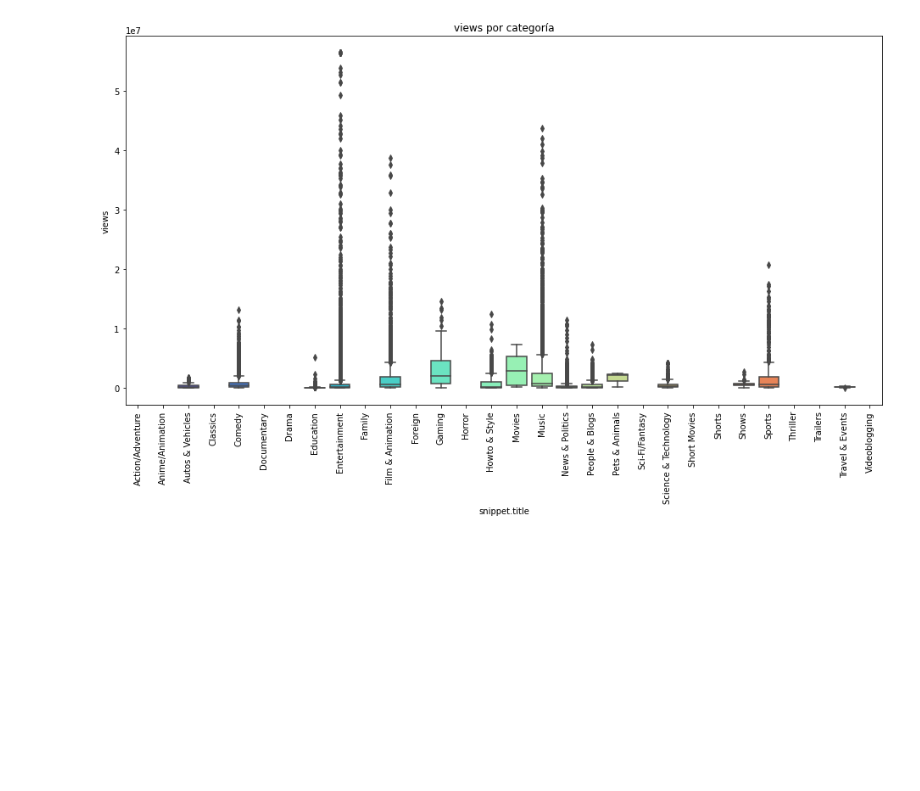
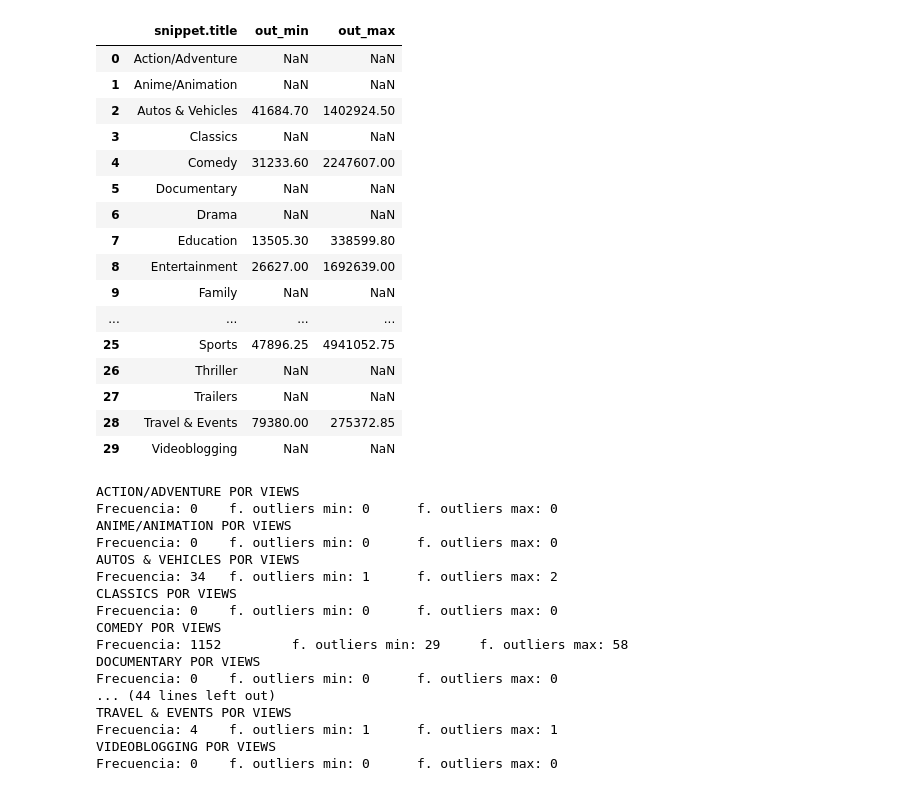
Before and after one commit to Adm-Info/EB-2022-1-CC50, a Jupyter notebook: code/7.preproc-req-cats-preg4.ipynb, the cells around one changed output. Drawn from its saved outputs; the diff is of its cells as text; code cells hidden in the pictures; blank space fills up the shorter version.

```diff
--- a/code/7.preproc-req-cats-preg4.ipynb
+++ b/code/7.preproc-req-cats-preg4.ipynb
@@ -3 +16,26 @@
+# %%
+def correct_outliers_cats(col, q_min=0.025, q_max=0.95):
+  outliers = data_cat.groupby('snippet.title').agg(
+      out_min = (col, lambda x : x.quantile(q_min)),
+      out_max = (col, lambda x : x.quantile(q_max))
+    )
+  outliers.reset_index(inplace=True)
+  display(outliers)
+
+
+  for index, row in outliers.iterrows():
+    cat, omin, omax = row
+
+    nCat = len(data_cat[data_cat['snippet.title'] == cat])
+    nCatOutMax = len(data_cat[data_cat['snippet.title'] == cat][data_cat[col]>omax])
+    nCatOutMin = len(data_cat[data_cat['snippet.title'] == cat][data_cat[col]<omin])
+    print( f"{cat} por {col}".upper() )
+    print( f'Frecuencia: {nCat} \t f. outliers min: {nCatOutMin} \t f. outliers max: {nCatOutMax}' )
+
+    #corrigiendo outliers máximos
+    if (nCatOutMax > 0):
+      data_cat.loc[ (data_cat['snippet.title'] == cat) & (data_cat[col]>omax), col ] = [omax]*nCatOutMax
+    #corrigiendo outliers mínimos
+    if (nCatOutMin > 0):
+      data_cat.loc[ (data_cat['snippet.title'] == cat) & (data_cat[col]<omin), col ] = [omin]*nCatOutMin
 # %% [markdown]
@@ -67,7 +49,40 @@ Boolean Series key will be reindexed to match DataFrame index.
 # %%
-showCatsBy('views')
+correct_outliers_cats('views')
 # %% [output]
-[figure, removed]
+|  | snippet.title | out_min | out_max |
+| 0 | Action/Adventure | NaN | NaN |
+| 1 | Anime/Animation | NaN | NaN |
+| 2 | Autos & Vehicles | 41684.70 | 1402924.50 |
+| 3 | Classics | NaN | NaN |
+| 4 | Comedy | 31233.60 | 2247607.00 |
+| 5 | Documentary | NaN | NaN |
+| 6 | Drama | NaN | NaN |
+| 7 | Education | 13505.30 | 338599.80 |
+| 8 | Entertainment | 26627.00 | 1692639.00 |
+| 9 | Family | NaN | NaN |
+| ... | ... | ... | ... |
+| 25 | Sports | 47896.25 | 4941052.75 |
+| 26 | Thriller | NaN | NaN |
+| 27 | Trailers | NaN | NaN |
+| 28 | Travel & Events | 79380.00 | 275372.85 |
+| 29 | Videoblogging | NaN | NaN |
+ACTION/ADVENTURE POR VIEWS
+Frecuencia: 0    f. outliers min: 0      f. outliers max: 0
+ANIME/ANIMATION POR VIEWS
+Frecuencia: 0    f. outliers min: 0      f. outliers max: 0
+AUTOS & VEHICLES POR VIEWS
+Frecuencia: 34   f. outliers min: 1      f. outliers max: 2
+CLASSICS POR VIEWS
+Frecuencia: 0    f. outliers min: 0      f. outliers max: 0
+COMEDY POR VIEWS
+Frecuencia: 1152         f. outliers min: 29     f. outliers max: 58
+DOCUMENTARY POR VIEWS
+Frecuencia: 0    f. outliers min: 0      f. outliers max: 0
+... (44 lines left out)
+TRAVEL & EVENTS POR VIEWS
+Frecuencia: 4    f. outliers min: 1      f. outliers max: 1
+VIDEOBLOGGING POR VIEWS
+Frecuencia: 0    f. outliers min: 0      f. outliers max: 0
 # %%
 plt.figure(figsize=(16,8))
 plt.xticks(rotation=90)
```
Also changed, not shown: parts of 19 cells of this notebook, 3 other files.
